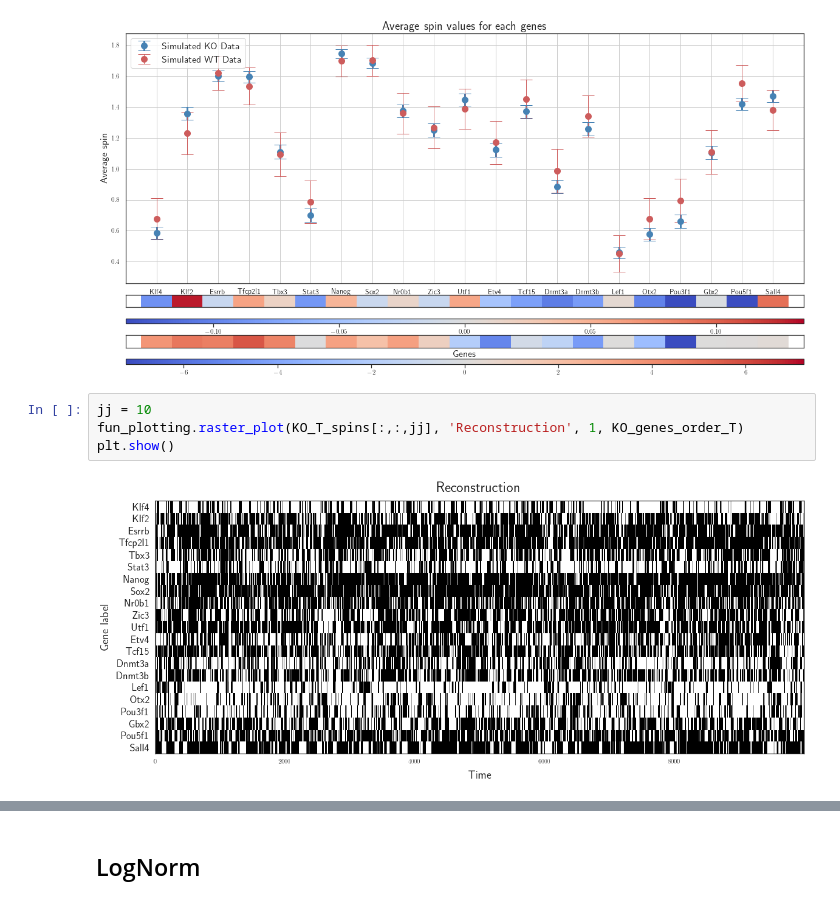
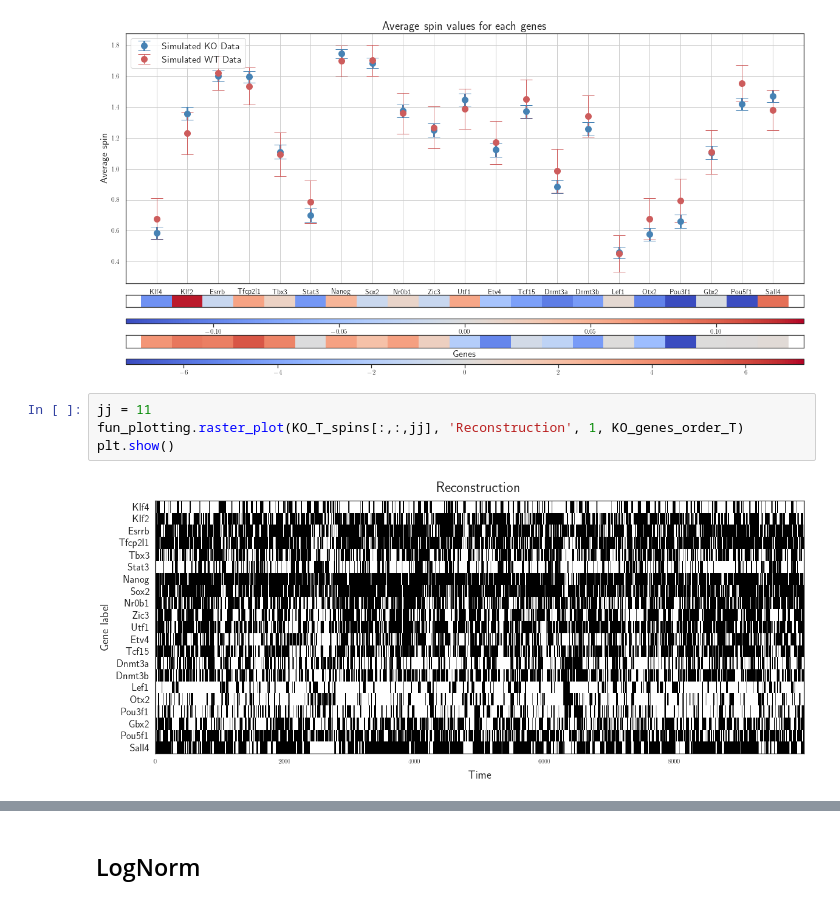
Before and after one commit to CleliaCorridori/GRN_Inference_CODE, a Jupyter notebook: IsingRes_Evaluation.ipynb, the cells around one changed output, grey strips where cells are left out. Saved outputs shown, nothing was run; the diff lists cells and outputs as text.

```diff
--- a/IsingRes_Evaluation.ipynb
+++ b/IsingRes_Evaluation.ipynb
@@ -1316,11 +1303,11 @@ funcs_ko.KO_plots_oneSim_T(diff_sim_T, KO_T_weighted_avg_sel_T, KO_T_weighted_st
 # %% [output]
 [figure]
 # %%
-jj = 10
+jj = 11
 fun_plotting.raster_plot(KO_T_spins[:,:,jj], 'Reconstruction', 1, KO_genes_order_T)
 plt.show()
 # %% [output]
-[figure, old version]
+[figure, new version]
 # %%
 # Perform linkage on your numpy array
 Z = scipy.cluster.hierarchy.linkage(KO_T_spins[:,:,jj].T, method='ward')
```
Also changed, not shown: parts of 5 cells of this notebook, 6 other files.
